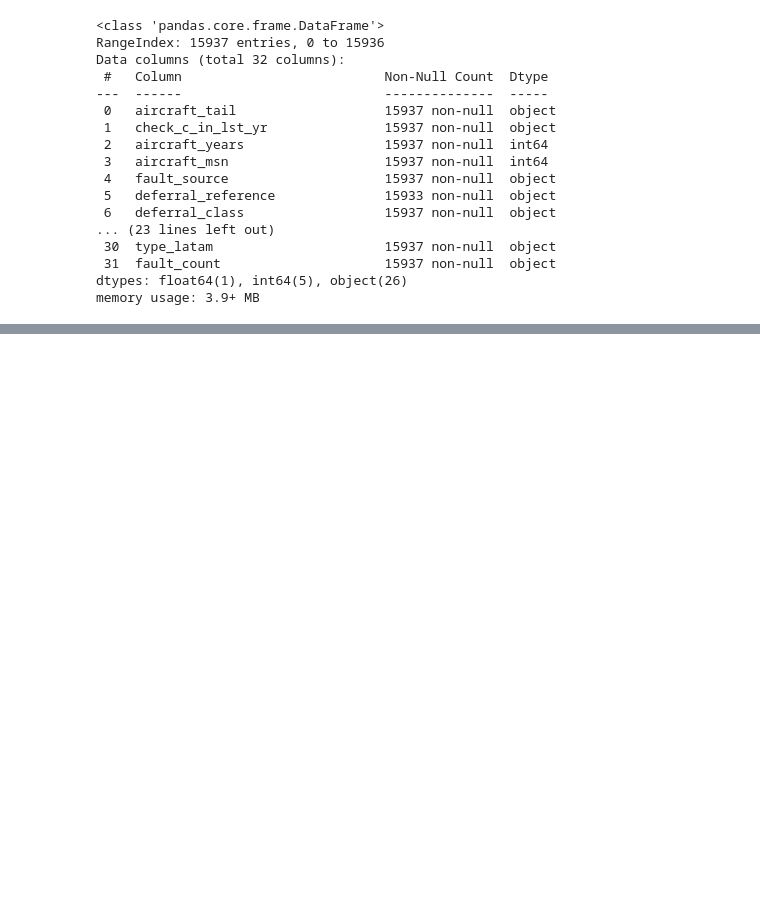
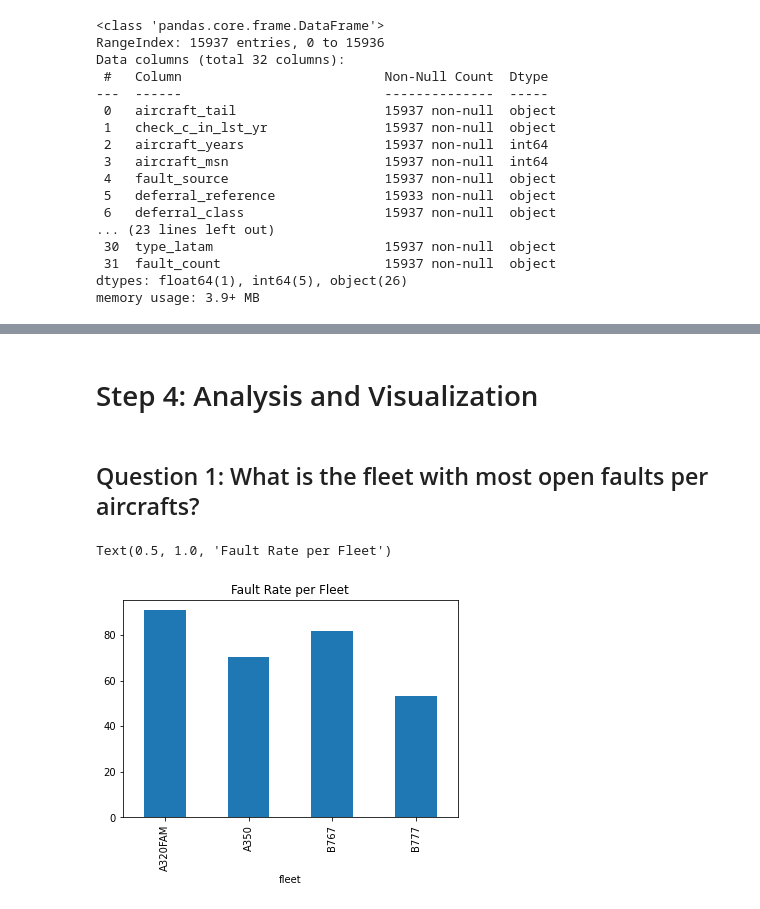
Before and after one commit to gabe144/Project1, a Jupyter notebook: aircraft-fault-data.ipynb, the cells around one changed output, grey strips where cells are left out. Cells and saved outputs as stored; diff of their text form; code cells hidden in the pictures; blank space fills up the shorter version.

```diff
--- a/aircraft-fault-data.ipynb
+++ b/aircraft-fault-data.ipynb
@@ -61,3 +126,16 @@ df.head()
+# %% [markdown]
+# Step 4: Analysis and Visualization
+# %% [markdown]
+## Question 1: What is the fleet with most open faults per aircrafts?
+# %%
+acft_per_fleet = df.groupby(['fleet'])['aircraft_tail'].nunique()
+fault_per_fleet = df.groupby(['fleet'])['barcode'].nunique()
+rate_fleet = fault_per_fleet/acft_per_fleet
+rate_fleet[:4].plot(kind='bar')
+plt.title('Fault Rate per Fleet')
+# %% [output]
+Text(0.5, 1.0, 'Fault Rate per Fleet')
+[figure, added]
 # %%
 dff = df.groupby(['aircraft_tail']).count()['barcode']
 dff
```
Also changed, not shown: parts of 22 cells of this notebook.
